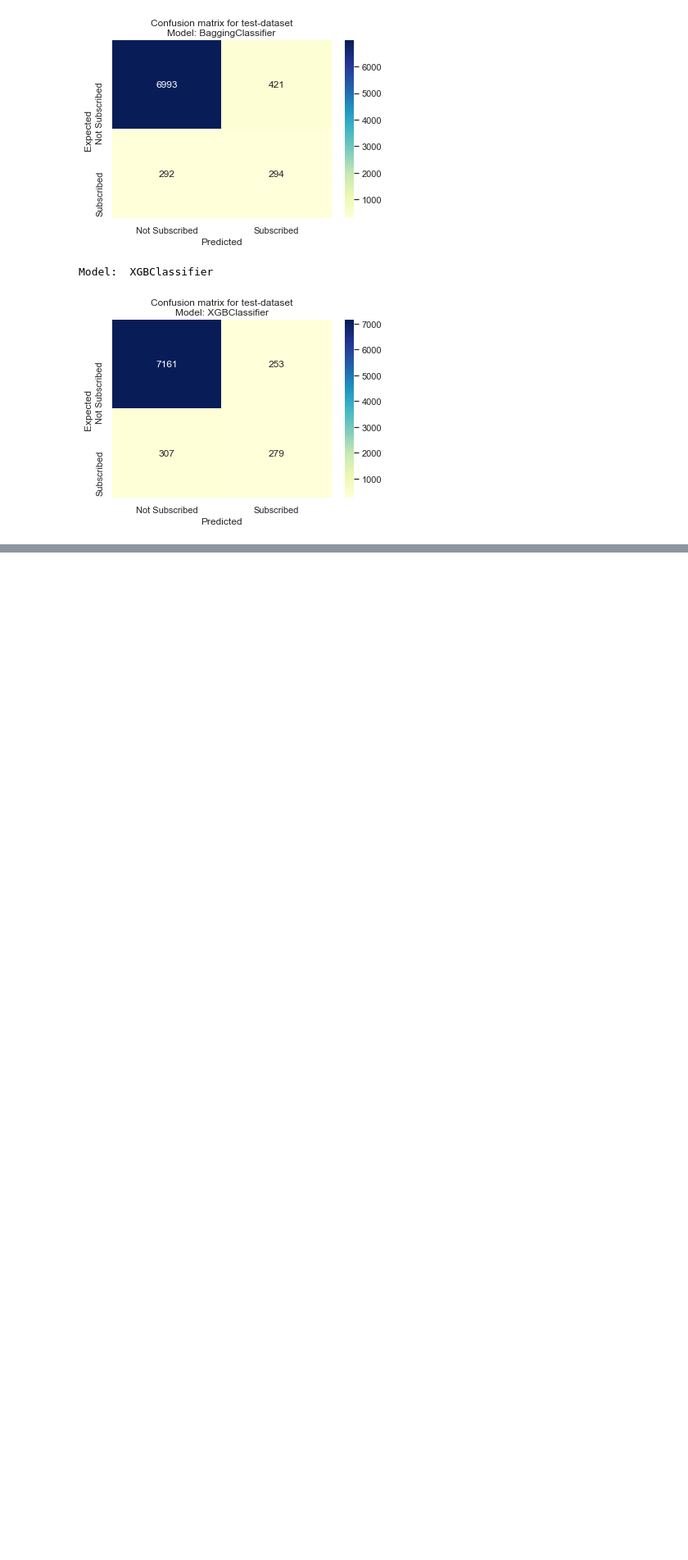
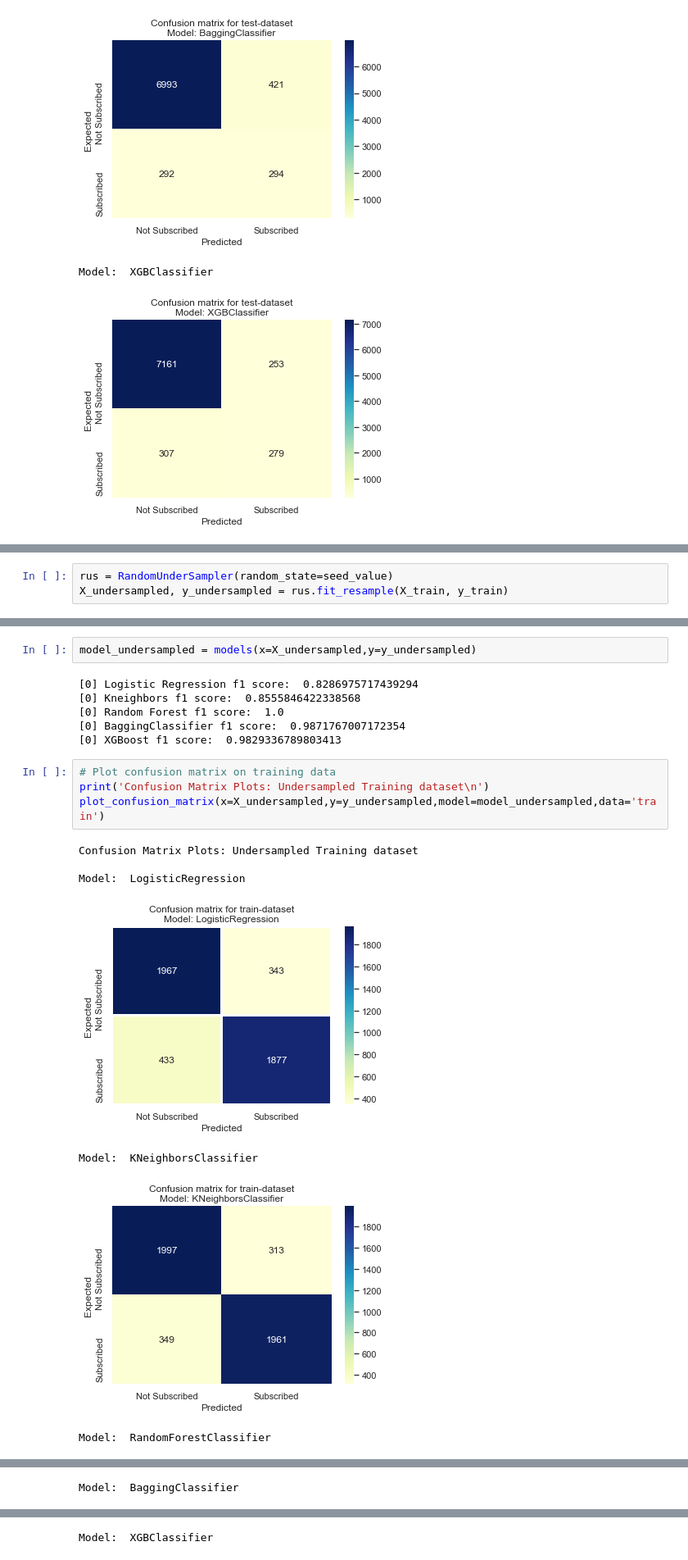
Before and after one commit to iabrahamus/ezdkCXDh8nsCODbX, a Jupyter notebook: Term Deposit/notebooks/Apziva_term_deposit.ipynb, the cells around one changed output, grey strips where cells are left out. Shown at 82% size. Drawn from its saved outputs; the diff is of its cells as text; blank space fills up the shorter version.

Commit message:
user sklearn undersampling

```diff
--- a/Term Deposit/notebooks/Apziva_term_deposit.ipynb
+++ b/Term Deposit/notebooks/Apziva_term_deposit.ipynb
@@ -1390,0 +1394,3 @@ Model:  XGBClassifier
+# %%
+rus = RandomUnderSampler(random_state=seed_value)
+X_undersampled, y_undersampled = rus.fit_resample(X_train, y_train)
@@ -1390,0 +1401,20 @@ Model:  XGBClassifier
+# %%
+model_undersampled = models(x=X_undersampled,y=y_undersampled)
+# %% [output]
+[0] Logistic Regression f1 score:  0.8286975717439294
+[0] Kneighbors f1 score:  0.8555846422338568
+[0] Random Forest f1 score:  1.0
+[0] BaggingClassifier f1 score:  0.9871767007172354
+[0] XGBoost f1 score:  0.9829336789803413
+# %%
+# Plot confusion matrix on training data
+print('Confusion Matrix Plots: Undersampled Training dataset\n')
+plot_confusion_matrix(x=X_undersampled,y=y_undersampled,model=model_undersampled,data='train')
+# %% [output]
+Confusion Matrix Plots: Undersampled Training dataset
+
+Model:  LogisticRegression
+[figure, added]
+Model:  KNeighborsClassifier
+[figure, added]
+Model:  RandomForestClassifier
@@ -1390,0 +1422 @@ Model:  XGBClassifier
+Model:  BaggingClassifier
@@ -1390,0 +1424 @@ Model:  XGBClassifier
+Model:  XGBClassifier
```
Also changed, not shown: parts of 10 cells of this notebook.
